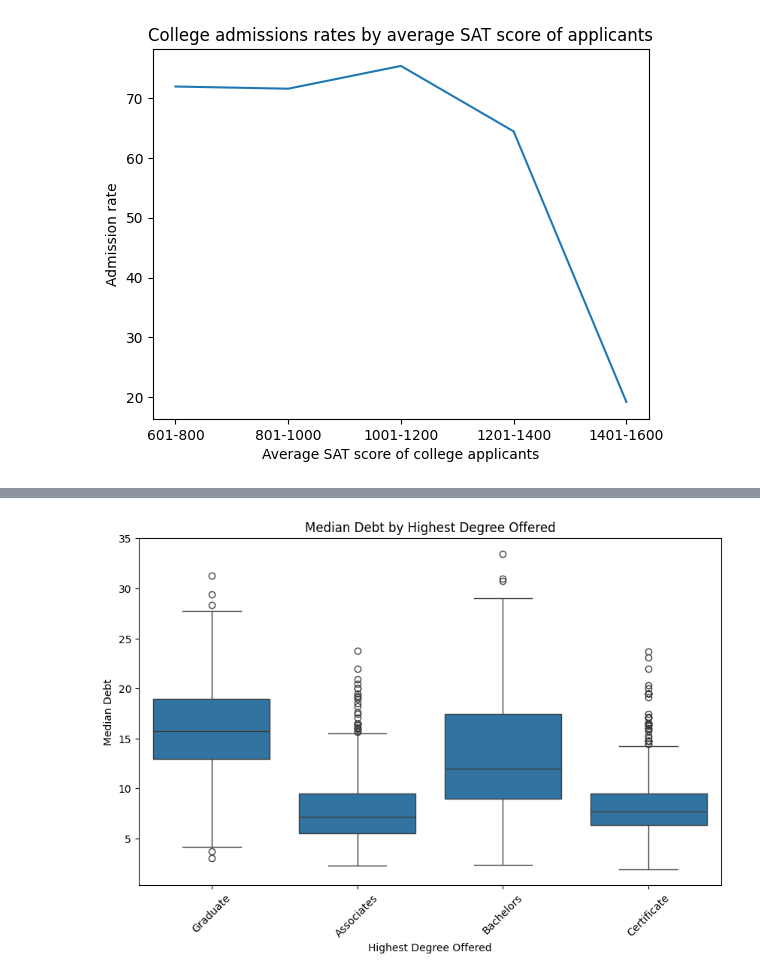
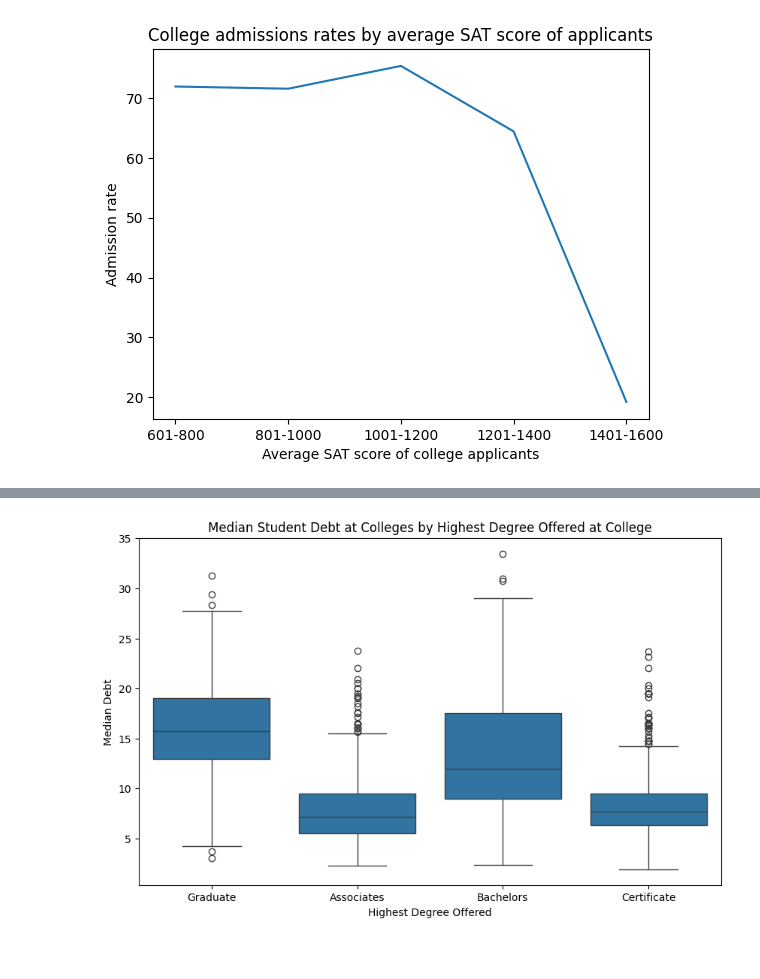
Before and after one commit to kristinporter/DSC201_602, a Jupyter notebook: Python-Notebook3.ipynb, the cells around one changed output, grey strips where cells are left out. Saved outputs shown, nothing was run; the diff lists cells and outputs as text; code cells hidden in the pictures.

```diff
--- a/Python-Notebook3.ipynb
+++ b/Python-Notebook3.ipynb
@@ -382,14 +401,13 @@ Box plots, like histograms, are helpful for showing the distribution of data. Ho
 # %%
 # The variable we assess the distribution of is on y-axis and the grouping variable is on the x-axis.
 plt.figure(figsize=(10, 6))
 sns.boxplot(x='highest_degree', y='median_debt', data=collegesDat)
-plt.title('Median Debt by Highest Degree Offered')
+plt.title('Median Student Debt at Colleges by Highest Degree Offered at College')
 plt.xlabel('Highest Degree Offered')
 plt.ylabel('Median Debt')
-plt.xticks(rotation=45)
 plt.show()
 # %% [output]
-[figure, old version]
+[figure, new version]
 # %% [markdown]
 # Tree Maps
 
```
Also changed, not shown: parts of 3 cells of this notebook.
